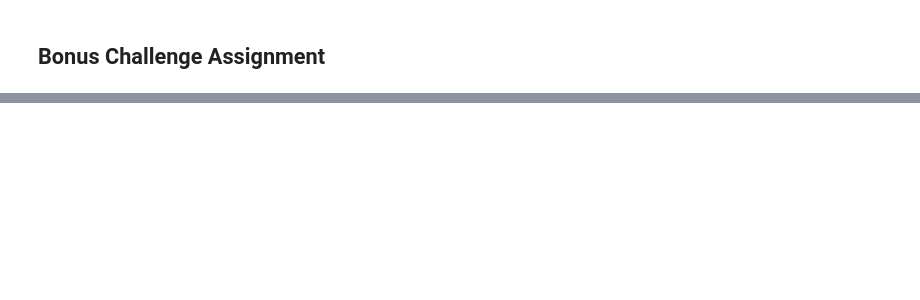
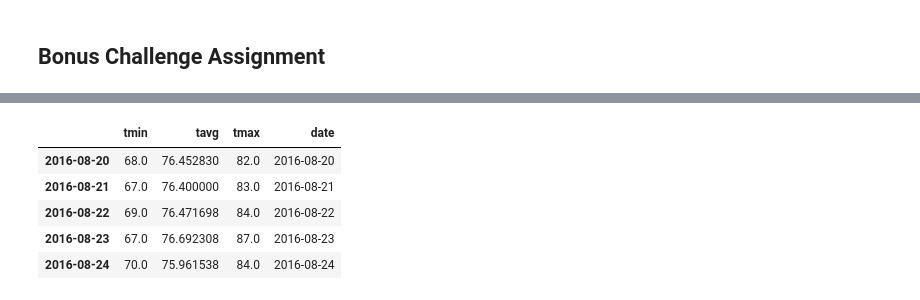
Before and after one commit to Lafayola/sqlalchemy-challenge, a Jupyter notebook: climate_starter SN.ipynb, the cells around one changed output, grey strips where cells are left out. Saved outputs shown, nothing was run; the diff lists cells and outputs as text; code cells hidden in the pictures; blank space fills up the shorter version.

```diff
--- a/climate_starter SN.ipynb
+++ b/climate_starter SN.ipynb
@@ -276,4 +404,20 @@ daily_normals("01-01")
 # %%
 # Load the previous query results into a Pandas DataFrame and add the `trip_dates` range as the `date` index
+tmin = [x[0] for x in normals]
+tavg = [x[1] for x in normals]
+tmax = [x[2] for x in normals]
+
+year_dates = [f"2016-{date}" for date in dates]
+year_dates
+
+trip_normals = pd.DataFrame({"tmin":tmin, "tavg":tavg, "tmax":tmax, "date":year_dates}, index=year_dates)
+trip_normals.head()
+# %% [output]
+|  | tmin | tavg | tmax | date |
+| 2016-08-20 | 68.0 | 76.452830 | 82.0 | 2016-08-20 |
+| 2016-08-21 | 67.0 | 76.400000 | 83.0 | 2016-08-21 |
+| 2016-08-22 | 69.0 | 76.471698 | 84.0 | 2016-08-22 |
+| 2016-08-23 | 67.0 | 76.692308 | 87.0 | 2016-08-23 |
+| 2016-08-24 | 70.0 | 75.961538 | 84.0 | 2016-08-24 |
 # %%
 # Plot the daily normals as an area plot with `stacked=False`
```
Also changed, not shown: parts of 15 cells of this notebook.
